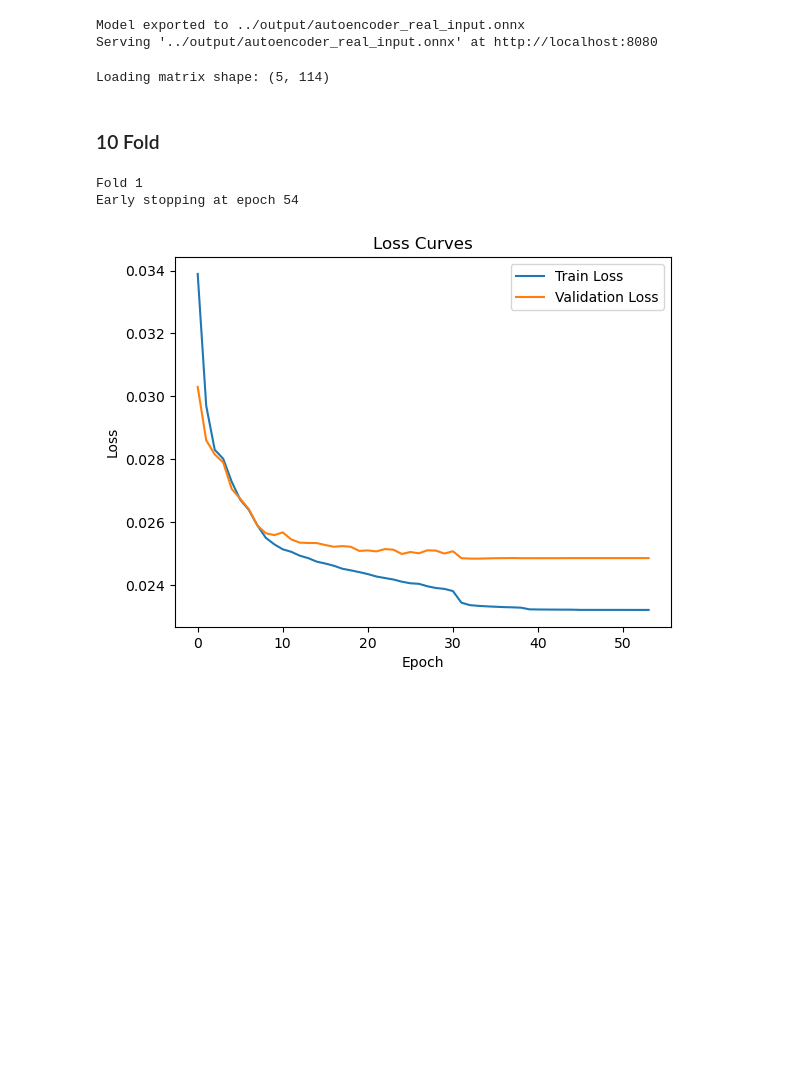
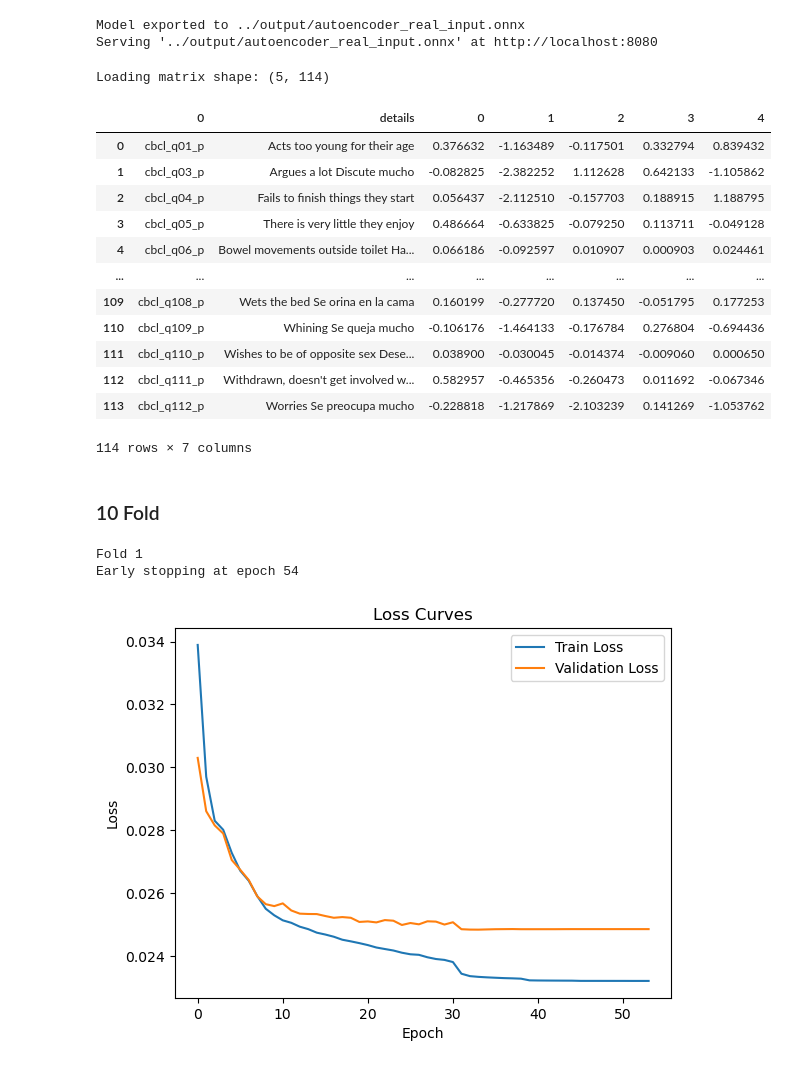
Before and after one commit to ReveRoyl/ABCD_tabular_data_analysis, a Jupyter notebook: notebooks/Autoencoder.ipynb, the cells around one changed output. Cells and saved outputs as stored; diff of their text form; code cells hidden in the pictures; blank space fills up the shorter version.

```diff
--- a/notebooks/Autoencoder.ipynb
+++ b/notebooks/Autoencoder.ipynb
@@ -80,6 +82,37 @@ loading_matrix = np.array(
 print("Loading matrix shape:", loading_matrix.shape)
 # %% [output]
 Loading matrix shape: (5, 114)
+# %%
+# 输出qns的列名成为一个1*n的DataFrame
+qns_columns = pd.DataFrame(qns.iloc[:,1:].columns)
+qns_columns
+#右边加一列get_cbcl_details
+qns_columns['details'] = qns_columns.iloc[:,0].apply(get_cbcl_details)
+qns_columns
+#loadings factors
+loadings_df_raw = pd.DataFrame(loading_matrix)
+loading_df_raw = loadings_df_raw.T
+#combine two DataFrames
+loadings_df = pd.concat([qns_columns, loading_df_raw], axis=1)
+loadings_df
+# loadings_df.index = qns['src_subject_id']
+loadings_df.to_csv('../data/loadings_df.csv')
+# %%
+loadings_df
+# %% [output]
+|  | 0 | details | 0 | 1 | 2 | 3 | 4 |
+| 0 | cbcl_q01_p | Acts too young for their age | 0.376632 | -1.163489 | -0.117501 | 0.332794 | 0.839432 |
+| 1 | cbcl_q03_p | Argues a lot Discute mucho | -0.082825 | -2.382252 | 1.112628 | 0.642133 | -1.105862 |
+| 2 | cbcl_q04_p | Fails to finish things they start | 0.056437 | -2.112510 | -0.157703 | 0.188915 | 1.188795 |
+| 3 | cbcl_q05_p | There is very little they enjoy | 0.486664 | -0.633825 | -0.079250 | 0.113711 | -0.049128 |
+| 4 | cbcl_q06_p | Bowel movements outside toilet Ha... | 0.066186 | -0.092597 | 0.010907 | 0.000903 | 0.024461 |
+| ... | ... | ... | ... | ... | ... | ... | ... |
+| 109 | cbcl_q108_p | Wets the bed Se orina en la cama | 0.160199 | -0.277720 | 0.137450 | -0.051795 | 0.177253 |
+| 110 | cbcl_q109_p | Whining Se queja mucho | -0.106176 | -1.464133 | -0.176784 | 0.276804 | -0.694436 |
+| 111 | cbcl_q110_p | Wishes to be of opposite sex Dese... | 0.038900 | -0.030045 | -0.014374 | -0.009060 | 0.000650 |
+| 112 | cbcl_q111_p | Withdrawn, doesn't get involved w... | 0.582957 | -0.465356 | -0.260473 | 0.011692 | -0.067346 |
+| 113 | cbcl_q112_p | Worries Se preocupa mucho | -0.228818 | -1.217869 | -2.103239 | 0.141269 | -1.053762 |
+114 rows × 7 columns
 # %% [markdown]
 ### 10 Fold
 # %%
```
Also changed, not shown: parts of 6 cells of this notebook, 13 other files.
